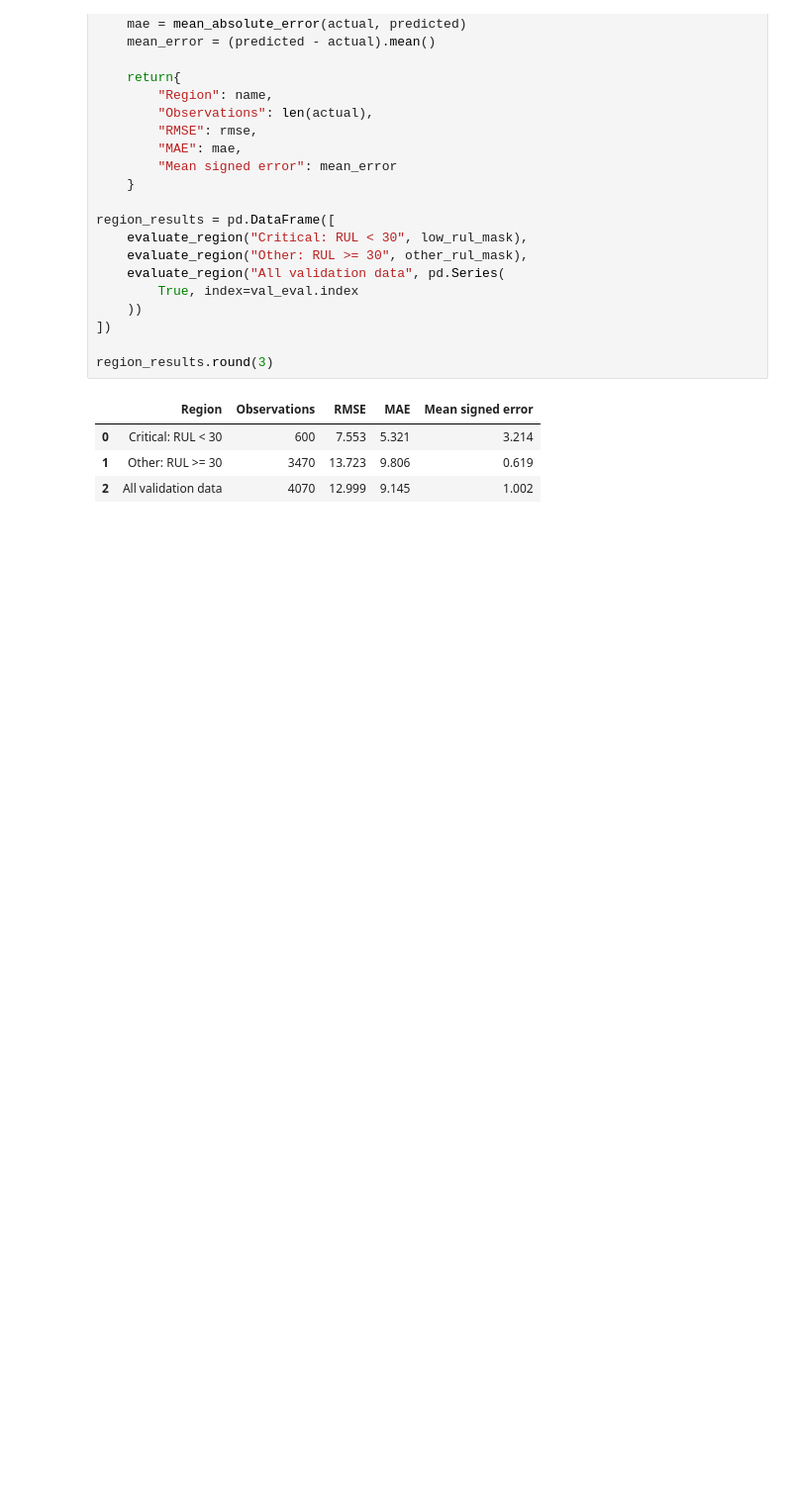
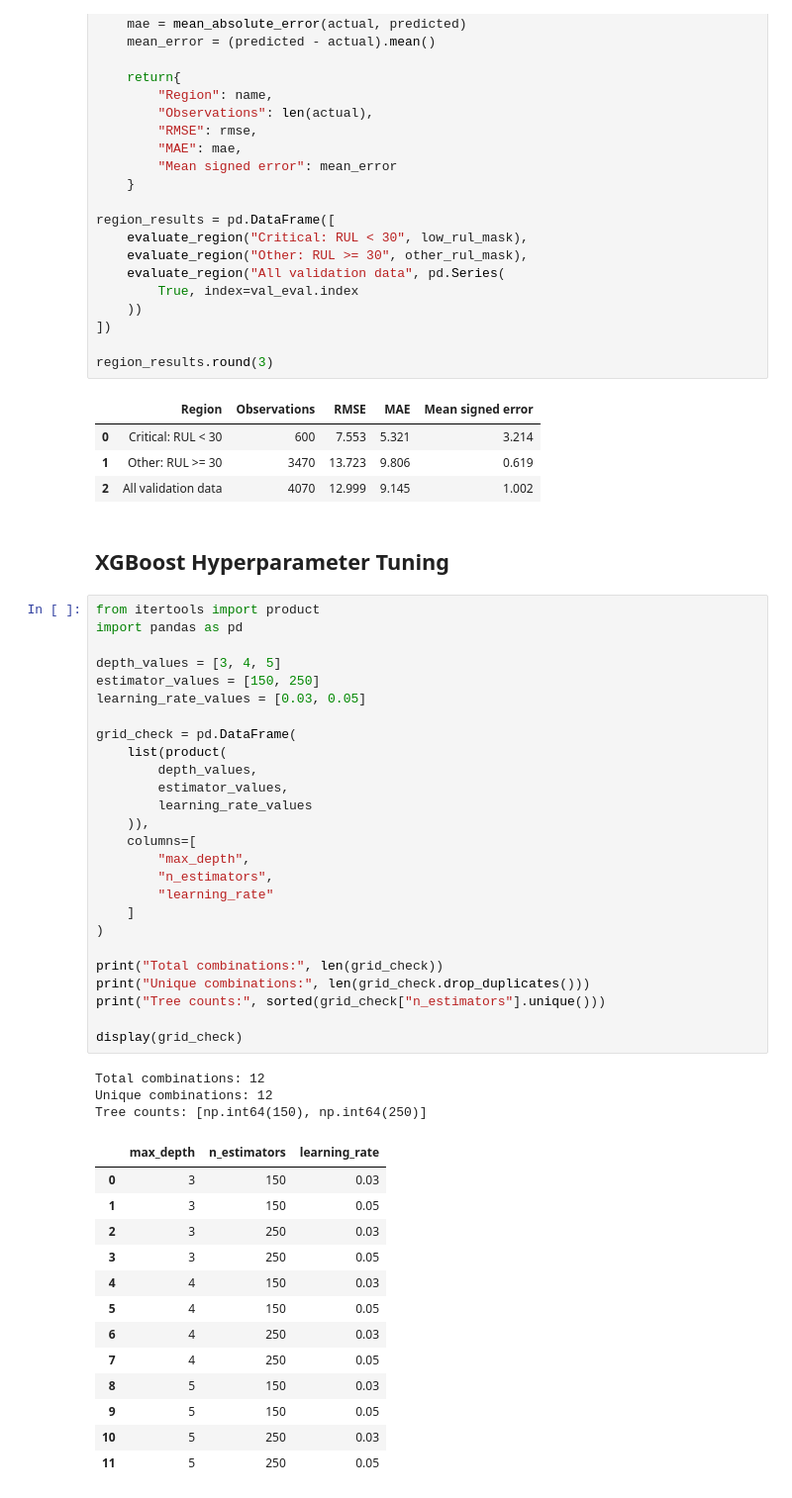
Before and after one commit to Bhav-creator452/predictive-maintenance-analyzer, a Jupyter notebook: notebooks/01_data_understanding.ipynb, the cells around one changed output. Shown at 99% size. Cells and saved outputs as stored; diff of their text form; blank space fills up the shorter version.

```diff
--- a/notebooks/01_data_understanding.ipynb
+++ b/notebooks/01_data_understanding.ipynb
@@ -1802,3 +1809,48 @@ region_results.round(3)
 | 0 | Critical: RUL < 30 | 600 | 7.553 | 5.321 | 3.214 |
 | 1 | Other: RUL >= 30 | 3470 | 13.723 | 9.806 | 0.619 |
 | 2 | All validation data | 4070 | 12.999 | 9.145 | 1.002 |
+# %% [markdown]
+## XGBoost Hyperparameter Tuning
+# %%
+from itertools import product
+import pandas as pd
+
+depth_values = [3, 4, 5]
+estimator_values = [150, 250]
+learning_rate_values = [0.03, 0.05]
+
+grid_check = pd.DataFrame(
+    list(product(
+        depth_values,
+        estimator_values,
+        learning_rate_values
+    )),
+    columns=[
+        "max_depth",
+        "n_estimators",
+        "learning_rate"
+    ]
+)
+
+print("Total combinations:", len(grid_check))
+print("Unique combinations:", len(grid_check.drop_duplicates()))
+print("Tree counts:", sorted(grid_check["n_estimators"].unique()))
+
+display(grid_check)
+# %% [output]
+Total combinations: 12
+Unique combinations: 12
+Tree counts: [np.int64(150), np.int64(250)]
+|  | max_depth | n_estimators | learning_rate |
+| 0 | 3 | 150 | 0.03 |
+| 1 | 3 | 150 | 0.05 |
+| 2 | 3 | 250 | 0.03 |
+| 3 | 3 | 250 | 0.05 |
+| 4 | 4 | 150 | 0.03 |
+| 5 | 4 | 150 | 0.05 |
+| 6 | 4 | 250 | 0.03 |
+| 7 | 4 | 250 | 0.05 |
+| 8 | 5 | 150 | 0.03 |
+| 9 | 5 | 150 | 0.05 |
+| 10 | 5 | 250 | 0.03 |
+| 11 | 5 | 250 | 0.05 |
```
Also changed, not shown: parts of 19 cells of this notebook, 1 other file.
